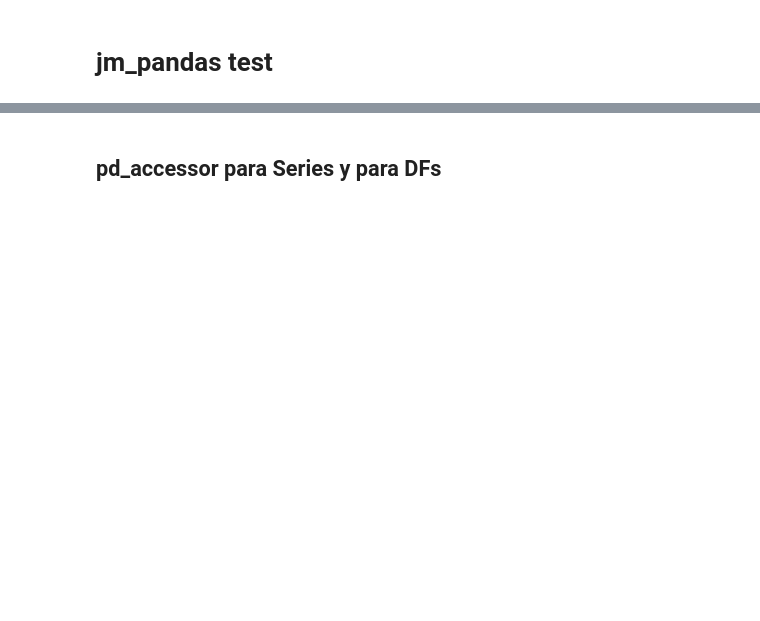
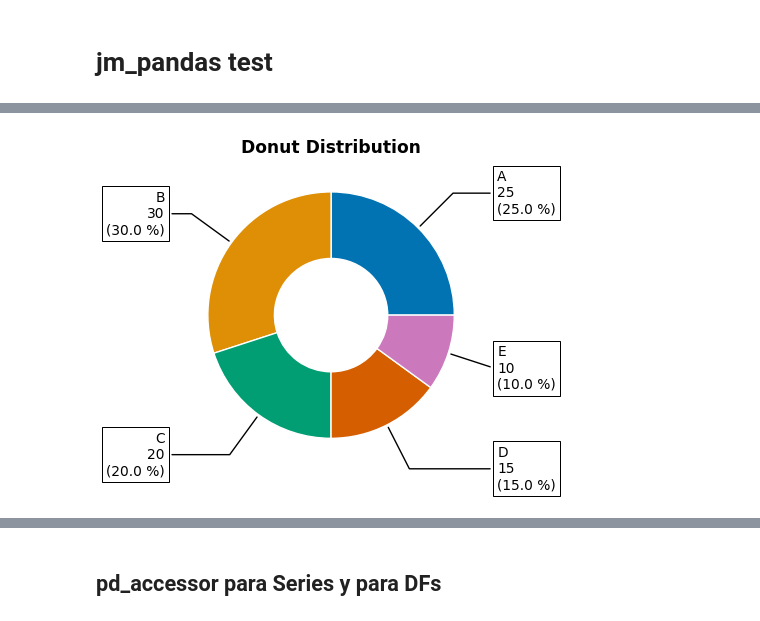
Before and after one commit to jmonti-gh/jm_datascience, a Jupyter notebook: test_jm/test_datascience.ipynb, the cells around one changed output, grey strips where cells are left out. Drawn from its saved outputs; the diff is of its cells as text; code cells hidden in the pictures; blank space fills up the shorter version.

```diff
--- a/test_jm/test_datascience.ipynb
+++ b/test_jm/test_datascience.ipynb
@@ -22 +75,5 @@ catdf_2 = pd.Series({'Region A': 45,'Region B': 30,'Region C': 25})
+# %%
+fig, ax = jm_pd.plt_pie(cat_3, kind='donut', title='Donut Distribution', startangle=0)
+# %% [output]
+[figure, added]
 # %%
```
Also changed, not shown: parts of 17 cells of this notebook, 1 other file.
